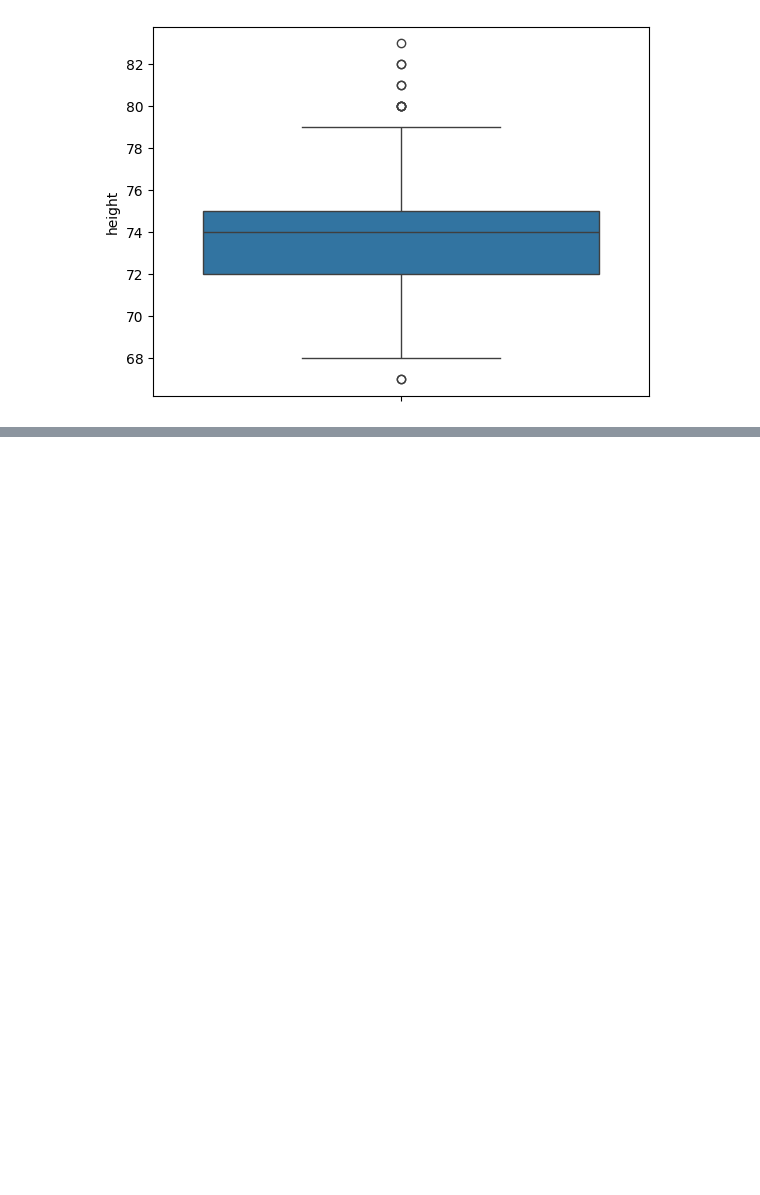
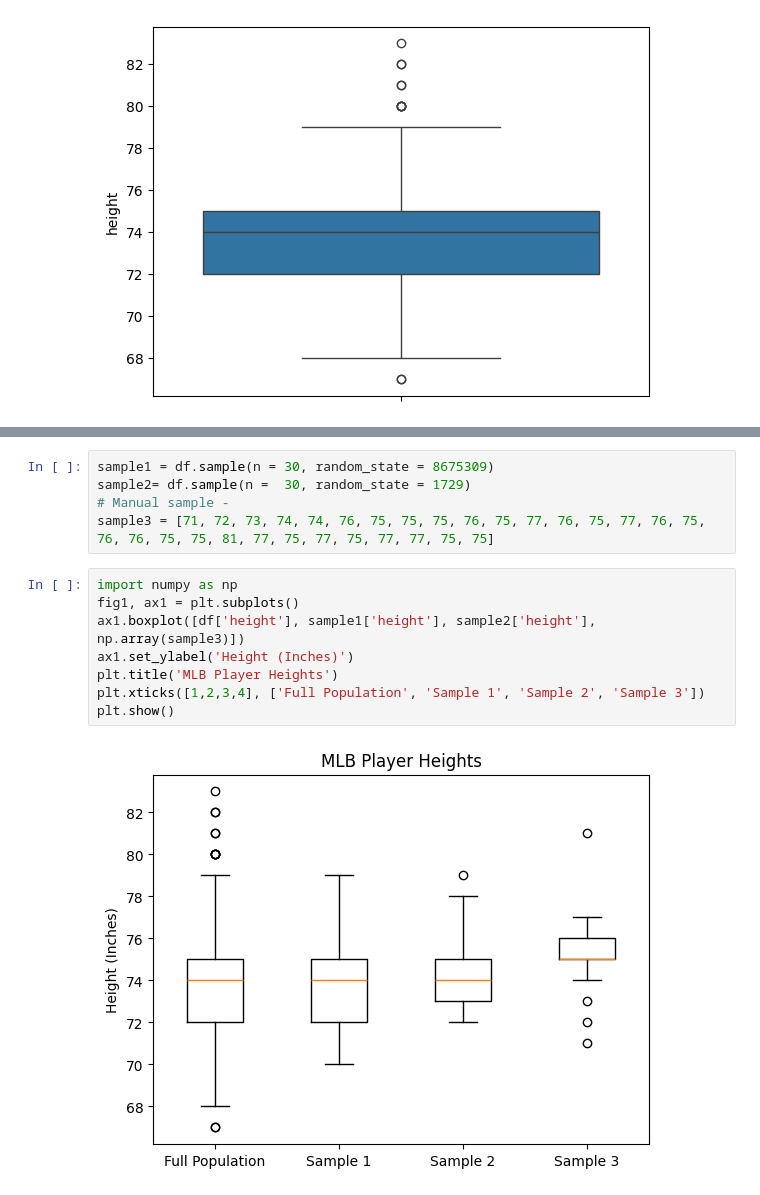
Before and after one commit to gonkikong0/Data-Science-, a Jupyter notebook: Group Comparisons.ipynb, the cells around one changed output, grey strips where cells are left out. Cells and saved outputs as stored; diff of their text form; blank space fills up the shorter version.

Commit message:
samples and differences

```diff
--- a/Group Comparisons.ipynb
+++ b/Group Comparisons.ipynb
@@ -66,0 +81,15 @@ sns.boxplot(data = df, y = df['height']) #Comeback to it later
+# %%
+sample1 = df.sample(n = 30, random_state = 8675309)
+sample2= df.sample(n =  30, random_state = 1729)
+# Manual sample -
+sample3 = [71, 72, 73, 74, 74, 76, 75, 75, 75, 76, 75, 77, 76, 75, 77, 76, 75, 76, 76, 75, 75, 81, 77, 75, 77, 75, 77, 77, 75, 75]
+# %%
+import numpy as np
+fig1, ax1 = plt.subplots()
+ax1.boxplot([df['height'], sample1['height'], sample2['height'], np.array(sample3)])
+ax1.set_ylabel('Height (Inches)')
+plt.title('MLB Player Heights')
+plt.xticks([1,2,3,4], ['Full Population', 'Sample 1', 'Sample 2', 'Sample 3'])
+plt.show()
+# %% [output]
+[figure, added]
```
Also changed, not shown: parts of 6 cells of this notebook.
